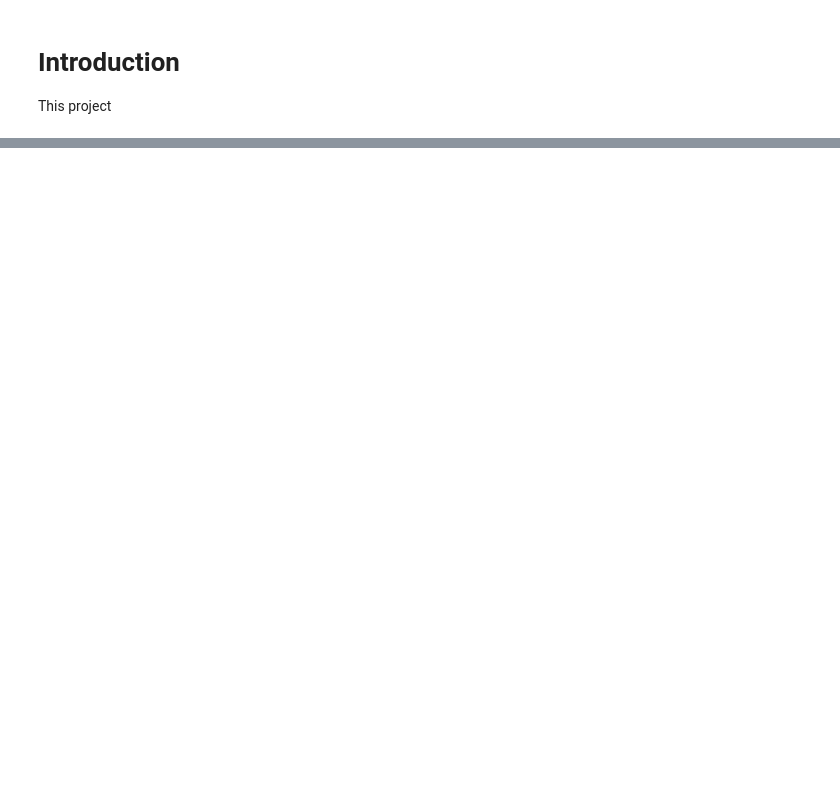
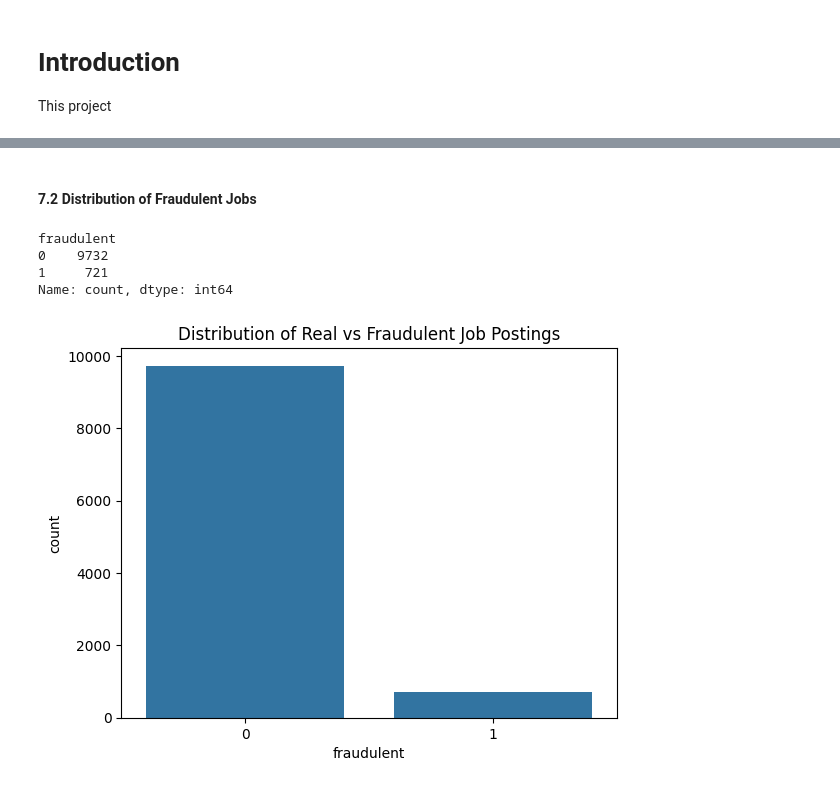
Before and after one commit to porhay007/Fake-Job-Posting-Detection-in-the-U.S.-Job-Market, a Jupyter notebook: Coding/Index.ipynb, the cells around one changed output, grey strips where cells are left out. Cells and saved outputs as stored; diff of their text form; code cells hidden in the pictures; blank space fills up the shorter version.

```diff
--- a/Coding/Index.ipynb
+++ b/Coding/Index.ipynb
@@ -76,0 +87,3 @@ Name: count, dtype: int64
+# %%
+df_us = df_us.drop(columns=['salary_range'])
+df_us = df_us.drop(columns=['job_id'])
@@ -76,0 +93,14 @@ Name: count, dtype: int64
+# %%
+cols_fill = [
+'department',
+'benefits',
+'required_education',
+'required_experience',
+'function',
+'industry',
+'company_profile',
+'requirements',
+'employment_type'
+]
+
+df_us[cols_fill] = df_us[cols_fill].fillna("Unknown")
@@ -76,0 +137,2 @@ Name: count, dtype: int64
+# %%
+df_us = df_us.drop_duplicates()
@@ -76,0 +165,16 @@ Name: count, dtype: int64
+# %%
+from sklearn.preprocessing import LabelEncoder
+
+le = LabelEncoder()
+
+categorical_cols = [
+'employment_type',
+'required_experience',
+'required_education',
+'industry',
+'function',
+'department'
+]
+
+for col in categorical_cols:
+    df_us[col] = le.fit_transform(df_us[col])
@@ -76,0 +201,19 @@ Name: count, dtype: int64
+# %% [markdown]
+#### 7.2 Distribution of Fraudulent Jobs
+# %%
+df_us['fraudulent'].value_counts()
+# %% [output]
+fraudulent
+0    9732
+1     721
+Name: count, dtype: int64
+# %%
+import seaborn as sns
+import matplotlib.pyplot as plt
+
+
+sns.countplot(x='fraudulent', data=df_us)
+plt.title("Distribution of Real vs Fraudulent Job Postings")
+plt.show()
+# %% [output]
+[figure, added]
```
Also changed, not shown: parts of 45 cells of this notebook, 4 other files.
